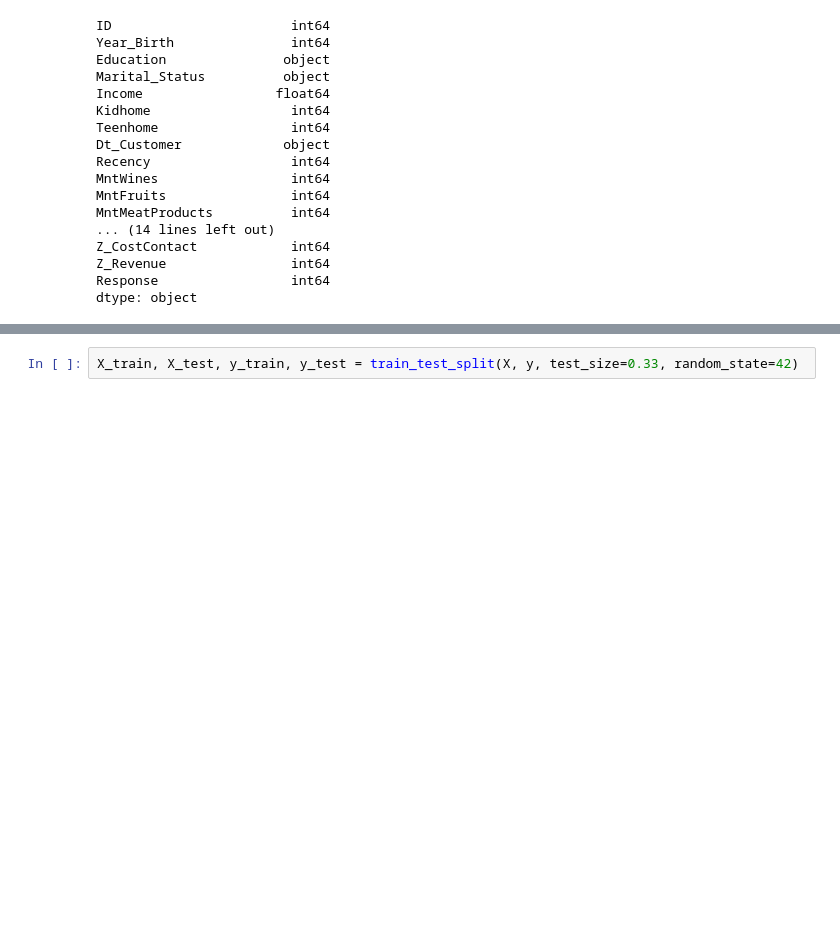
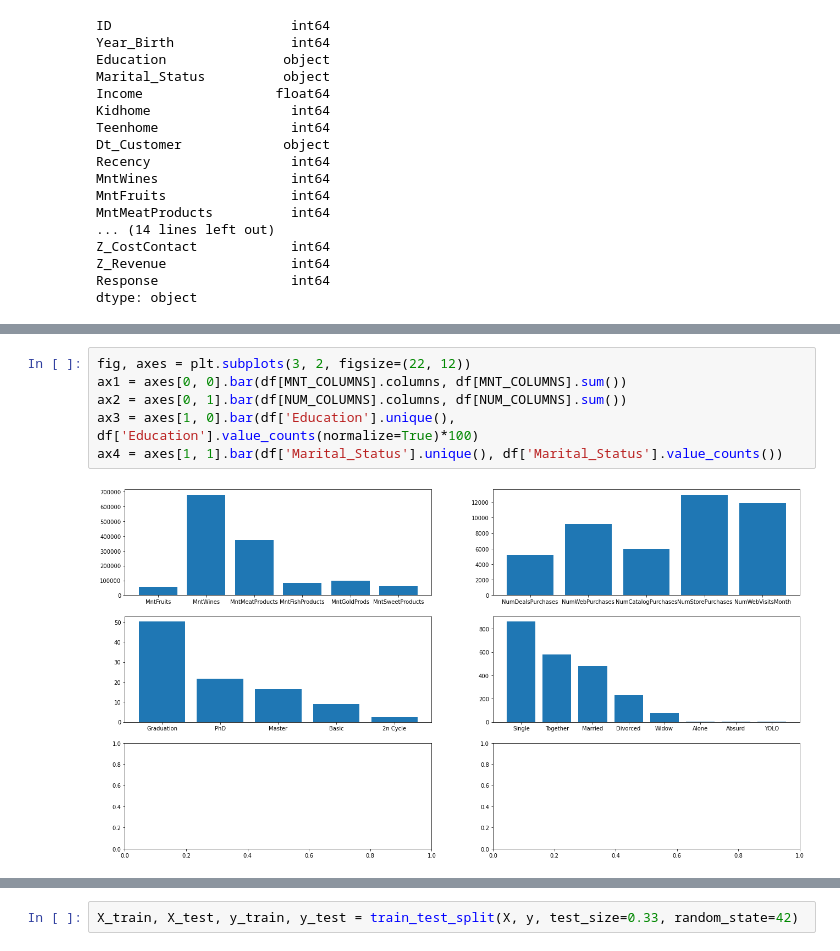
Before and after one commit to thehenke/case-data-modelling, a Jupyter notebook: data_wrangling.ipynb, the cells around one changed output, grey strips where cells are left out. Cells and saved outputs as stored; diff of their text form; blank space fills up the shorter version.

```diff
--- a/data_wrangling.ipynb
+++ b/data_wrangling.ipynb
@@ -60,0 +56,8 @@ ax = sns.boxplot(data=X[['MntFruits', 'MntWines', 'MntMeatProducts', 'MntFishPro
+# %%
+fig, axes = plt.subplots(3, 2, figsize=(22, 12))
+ax1 = axes[0, 0].bar(df[MNT_COLUMNS].columns, df[MNT_COLUMNS].sum())
+ax2 = axes[0, 1].bar(df[NUM_COLUMNS].columns, df[NUM_COLUMNS].sum())
+ax3 = axes[1, 0].bar(df['Education'].unique(), df['Education'].value_counts(normalize=True)*100)
+ax4 = axes[1, 1].bar(df['Marital_Status'].unique(), df['Marital_Status'].value_counts())
+# %% [output]
+[figure, added]
```
Also changed, not shown: parts of 11 cells of this notebook.
